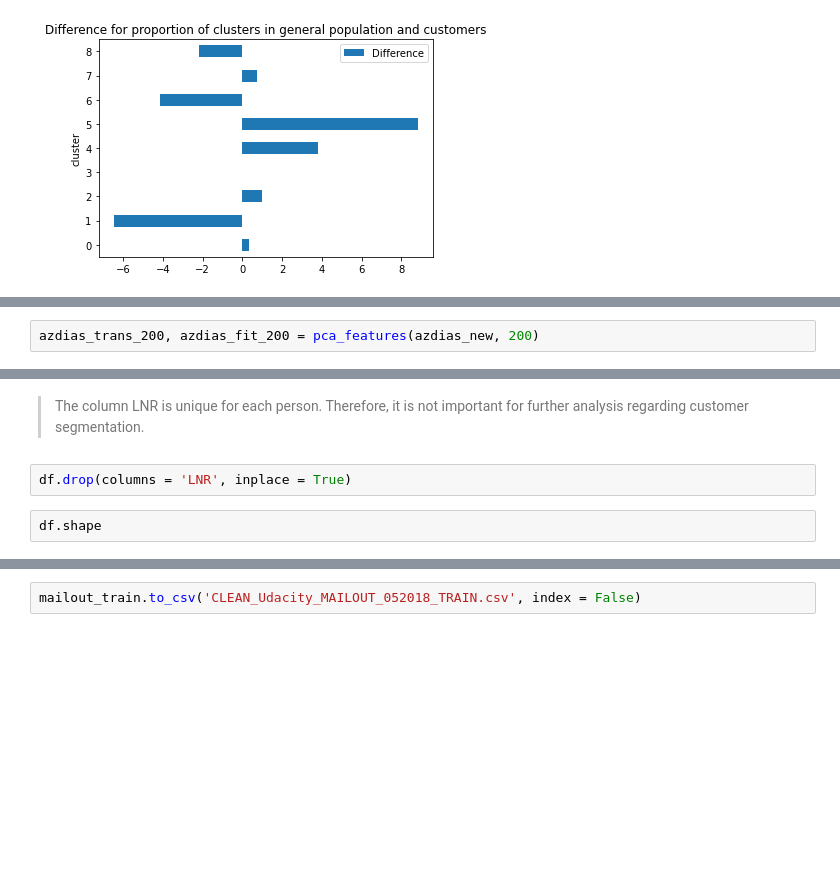
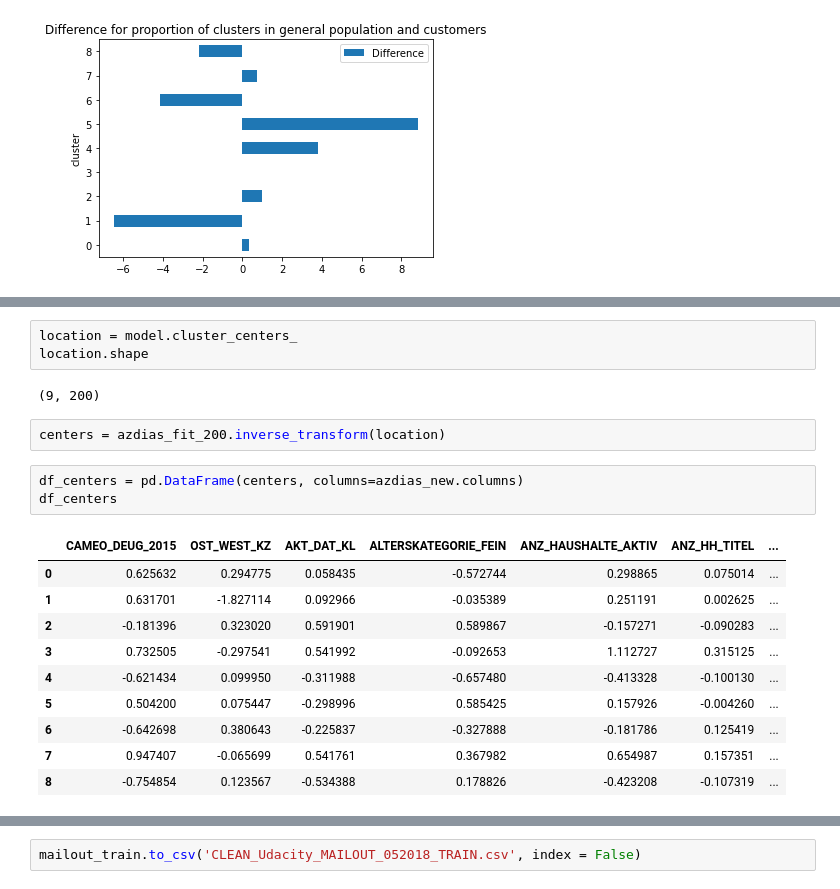
Before and after one commit to the-m8/Travelling_to_Seattle_Accomodations, a Jupyter notebook: Project_4/Arvato Project Workbook.ipynb, the cells around one changed output, grey strips where cells are left out. Saved outputs shown, nothing was run; the diff lists cells and outputs as text; blank space fills up the shorter version.

```diff
--- a/Project_4/Arvato Project Workbook.ipynb
+++ b/Project_4/Arvato Project Workbook.ipynb
@@ -1122,2 +1150,0 @@ plt.show()
-# %%
-azdias_trans_200, azdias_fit_200 = pca_features(azdias_new, 200)
@@ -1165,6 +1151,21 @@ df = df.reset_index(drop=True)
-# %% [markdown]
-> The column LNR is unique for each person. Therefore, it is not important for further analysis regarding customer segmentation.
-# %%
-df.drop(columns = 'LNR', inplace = True)
-# %%
-df.shape
+# %%
+location = model.cluster_centers_
+location.shape
+# %% [output]
+(9, 200)
+# %%
+centers = azdias_fit_200.inverse_transform(location)
+# %%
+df_centers = pd.DataFrame(centers, columns=azdias_new.columns)
+df_centers
+# %% [output]
+|  | CAMEO_DEUG_2015 | OST_WEST_KZ | AKT_DAT_KL | ALTERSKATEGORIE_FEIN | ANZ_HAUSHALTE_AKTIV | ANZ_HH_TITEL | ... |
+| 0 | 0.625632 | 0.294775 | 0.058435 | -0.572744 | 0.298865 | 0.075014 | ... |
+| 1 | 0.631701 | -1.827114 | 0.092966 | -0.035389 | 0.251191 | 0.002625 | ... |
+| 2 | -0.181396 | 0.323020 | 0.591901 | 0.589867 | -0.157271 | -0.090283 | ... |
+| 3 | 0.732505 | -0.297541 | 0.541992 | -0.092653 | 1.112727 | 0.315125 | ... |
+| 4 | -0.621434 | 0.099950 | -0.311988 | -0.657480 | -0.413328 | -0.100130 | ... |
+| 5 | 0.504200 | 0.075447 | -0.298996 | 0.585425 | 0.157926 | -0.004260 | ... |
+| 6 | -0.642698 | 0.380643 | -0.225837 | -0.327888 | -0.181786 | 0.125419 | ... |
+| 7 | 0.947407 | -0.065699 | 0.541761 | 0.367982 | 0.654987 | 0.157351 | ... |
+| 8 | -0.754854 | 0.123567 | -0.534388 | 0.178826 | -0.423208 | -0.107319 | ... |
```
Also changed, not shown: parts of 62 cells of this notebook.
